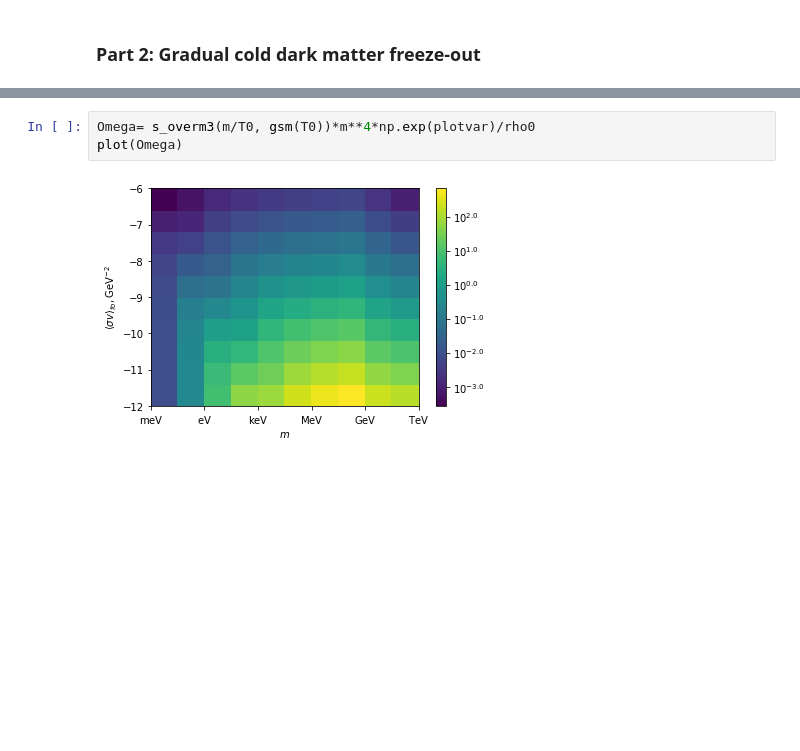
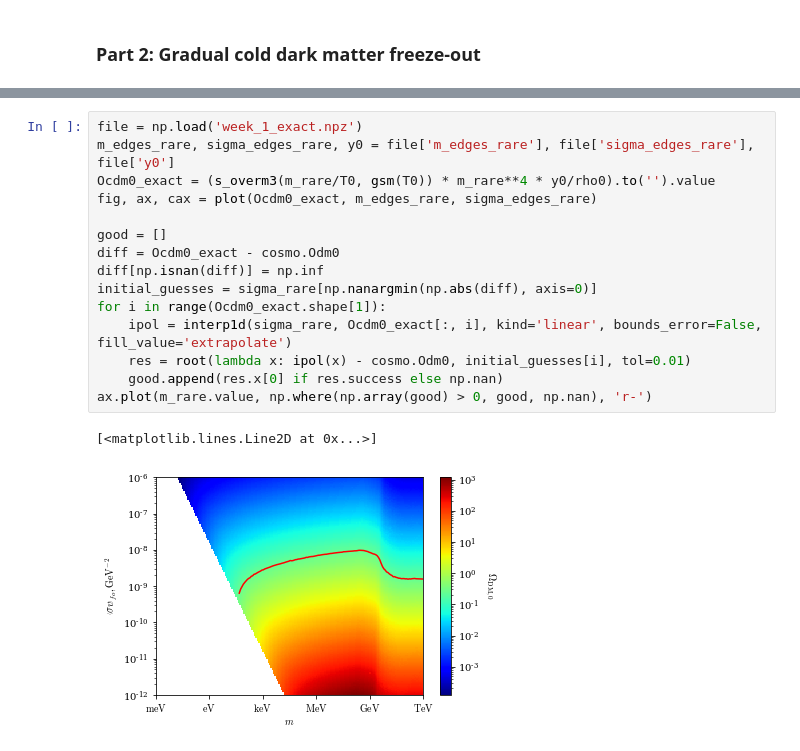
Before and after one commit to adam-coogan/gss19_sterile_nus, a Jupyter notebook: notebooks/week_1.ipynb, the cells around one changed output, grey strips where cells are left out. Drawn from its saved outputs; the diff is of its cells as text; blank space fills up the shorter version.

```diff
--- a/notebooks/week_1.ipynb
+++ b/notebooks/week_1.ipynb
@@ -177,5 +203,18 @@ plotvar = whatever(m.value[None, :], sigma.value[:, None], 3, Yeq(1, gsm(m)))
-# %%
-Omega= s_overm3(m/T0, gsm(T0))*m**4*np.exp(plotvar)/rho0
-plot(Omega)
-# %% [output]
-[figure, removed]
+# %%
+file = np.load('week_1_exact.npz')
+m_edges_rare, sigma_edges_rare, y0 = file['m_edges_rare'], file['sigma_edges_rare'], file['y0']
+Ocdm0_exact = (s_overm3(m_rare/T0, gsm(T0)) * m_rare**4 * y0/rho0).to('').value
+fig, ax, cax = plot(Ocdm0_exact, m_edges_rare, sigma_edges_rare)
+
+good = []
+diff = Ocdm0_exact - cosmo.Odm0
+diff[np.isnan(diff)] = np.inf
+initial_guesses = sigma_rare[np.nanargmin(np.abs(diff), axis=0)]
+for i in range(Ocdm0_exact.shape[1]):
+    ipol = interp1d(sigma_rare, Ocdm0_exact[:, i], kind='linear', bounds_error=False, fill_value='extrapolate')
+    res = root(lambda x: ipol(x) - cosmo.Odm0, initial_guesses[i], tol=0.01)
+    good.append(res.x[0] if res.success else np.nan)
+ax.plot(m_rare.value, np.where(np.array(good) > 0, good, np.nan), 'r-')
+# %% [output]
+[<matplotlib.lines.Line2D at 0x...>]
+[figure, added]
```
Also changed, not shown: parts of 16 cells of this notebook.
